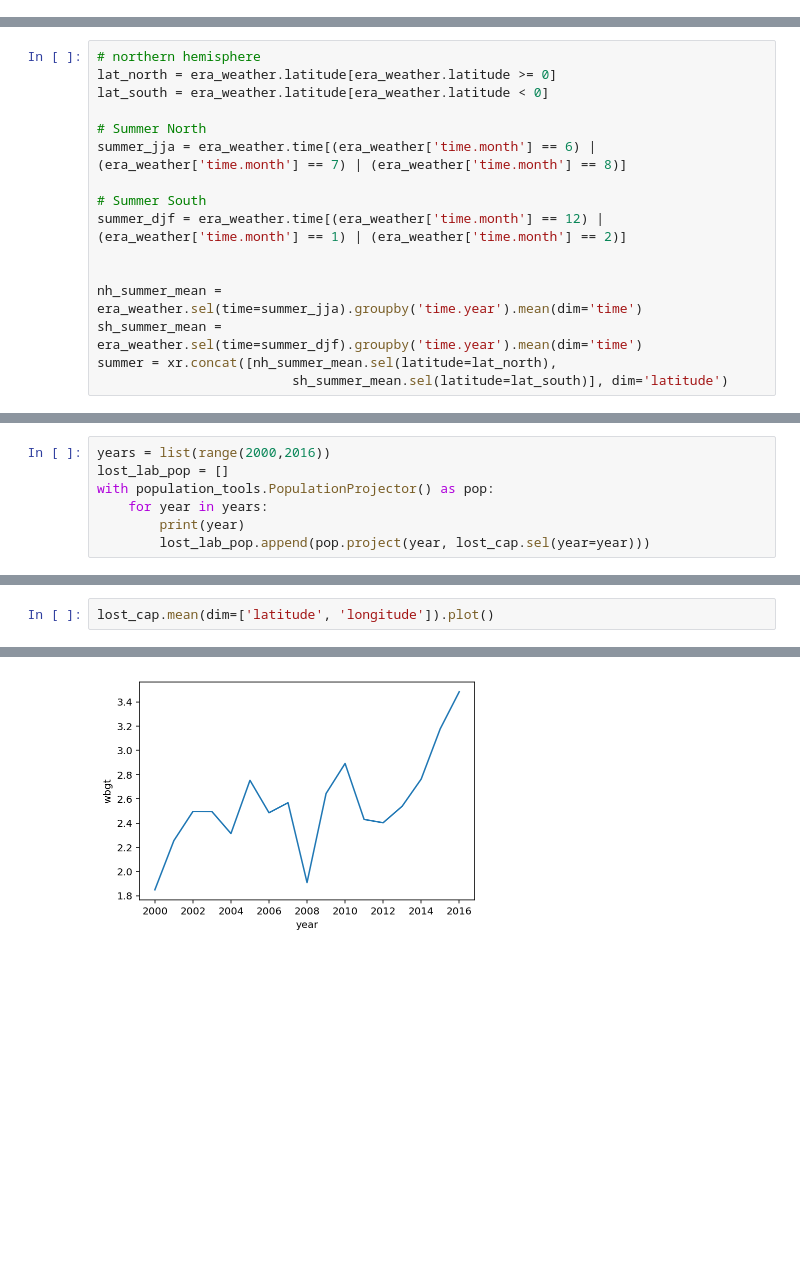
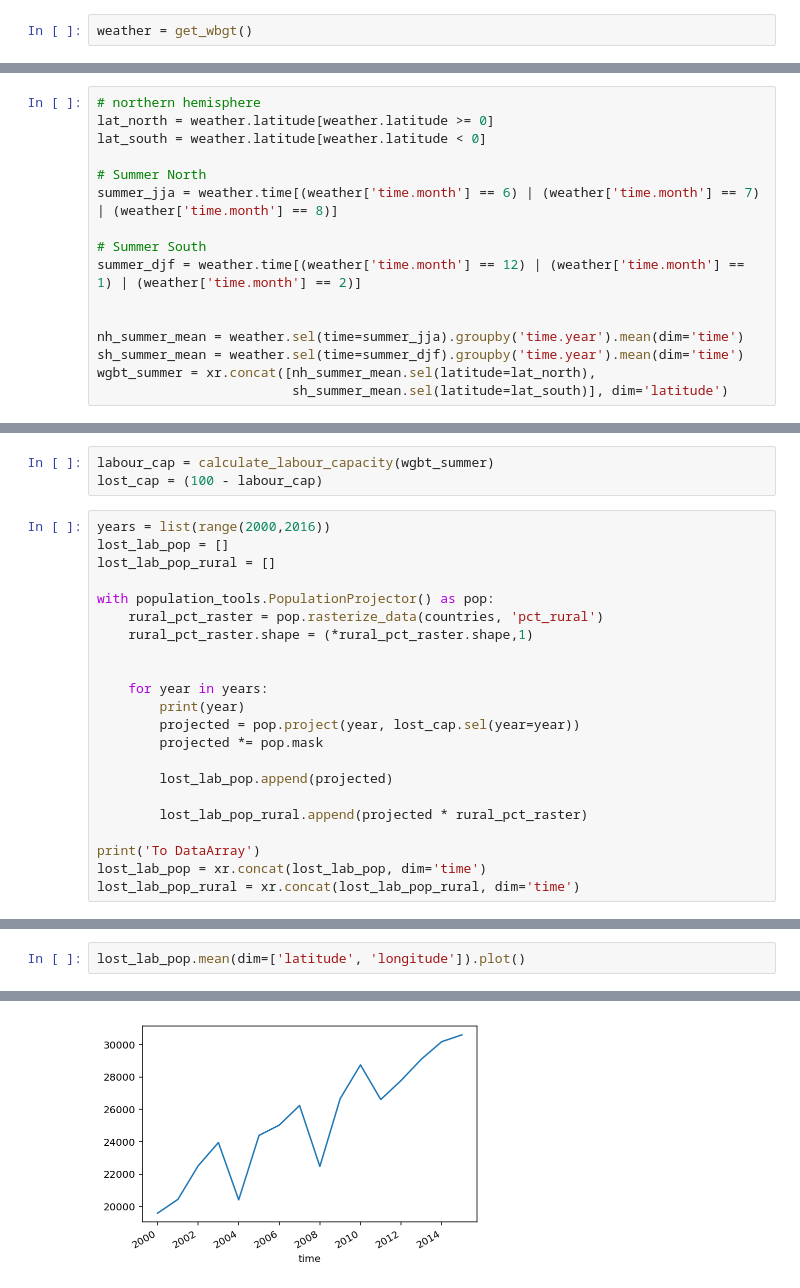
Before and after one commit to mangecoeur/health-climate-exposure, a Jupyter notebook: Calculate Labour capacity loss.ipynb, the cells around one changed output, grey strips where cells are left out. Saved outputs shown, nothing was run; the diff lists cells and outputs as text; blank space fills up the shorter version.

Commit message:
Add water mask and rural pop

```diff
--- a/Calculate Labour capacity loss.ipynb
+++ b/Calculate Labour capacity loss.ipynb
@@ -93,0 +102,2 @@ Coordinates:
+# %%
+weather = get_wbgt()
@@ -94,16 +106,16 @@ Coordinates:
 # %%
 # northern hemisphere
-lat_north = era_weather.latitude[era_weather.latitude >= 0]
-lat_south = era_weather.latitude[era_weather.latitude < 0]
+lat_north = weather.latitude[weather.latitude >= 0]
+lat_south = weather.latitude[weather.latitude < 0]
 
 # Summer North
-summer_jja = era_weather.time[(era_weather['time.month'] == 6) | (era_weather['time.month'] == 7) | (era_weather['time.month'] == 8)]
+summer_jja = weather.time[(weather['time.month'] == 6) | (weather['time.month'] == 7) | (weather['time.month'] == 8)]
 
 # Summer South
-summer_djf = era_weather.time[(era_weather['time.month'] == 12) | (era_weather['time.month'] == 1) | (era_weather['time.month'] == 2)]
+summer_djf = weather.time[(weather['time.month'] == 12) | (weather['time.month'] == 1) | (weather['time.month'] == 2)]
 
 
-nh_summer_mean = era_weather.sel(time=summer_jja).groupby('time.year').mean(dim='time')
-sh_summer_mean = era_weather.sel(time=summer_djf).groupby('time.year').mean(dim='time')
-summer = xr.concat([nh_summer_mean.sel(latitude=lat_north),
+nh_summer_mean = weather.sel(time=summer_jja).groupby('time.year').mean(dim='time')
+sh_summer_mean = weather.sel(time=summer_djf).groupby('time.year').mean(dim='time')
+wgbt_summer = xr.concat([nh_summer_mean.sel(latitude=lat_north),
                          sh_summer_mean.sel(latitude=lat_south)], dim='latitude')
@@ -114,10 +124,28 @@ lost_cap = (100 - labour_cap)
+# %%
+labour_cap = calculate_labour_capacity(wgbt_summer)
+lost_cap = (100 - labour_cap)
 # %%
 years = list(range(2000,2016))
 lost_lab_pop = []
+lost_lab_pop_rural = []
+
 with population_tools.PopulationProjector() as pop:
+    rural_pct_raster = pop.rasterize_data(countries, 'pct_rural')
+    rural_pct_raster.shape = (*rural_pct_raster.shape,1)
+
+
     for year in years:
         print(year)
-        lost_lab_pop.append(pop.project(year, lost_cap.sel(year=year)))
+        projected = pop.project(year, lost_cap.sel(year=year))
+        projected *= pop.mask
+
+        lost_lab_pop.append(projected)
+
+        lost_lab_pop_rural.append(projected * rural_pct_raster)
+
+print('To DataArray')
+lost_lab_pop = xr.concat(lost_lab_pop, dim='time')
+lost_lab_pop_rural = xr.concat(lost_lab_pop_rural, dim='time')
 # %% [output]
 2000
 2001
@@ -145,5 +171,5 @@ lost_lab_pop.sel(time='2015-01-01').plot(robust=True)
 # %%
-lost_cap.mean(dim=['latitude', 'longitude']).plot()
+lost_lab_pop.mean(dim=['latitude', 'longitude']).plot()
 # %% [output]
 [<matplotlib.lines.Line2D at 0x...>]
-[figure, old version]
+[figure, new version]
```
Also changed, not shown: parts of 26 cells of this notebook, 3 other files.
